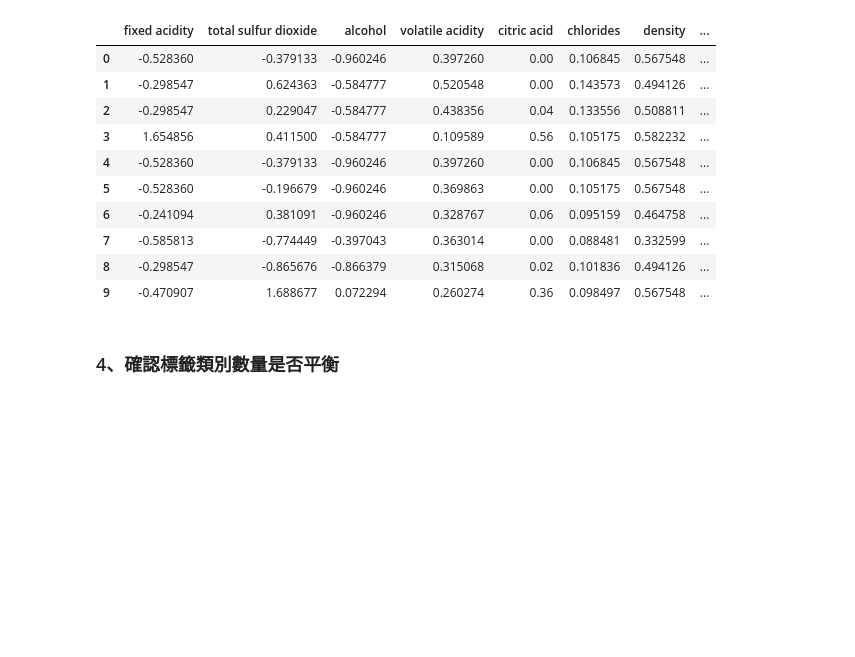
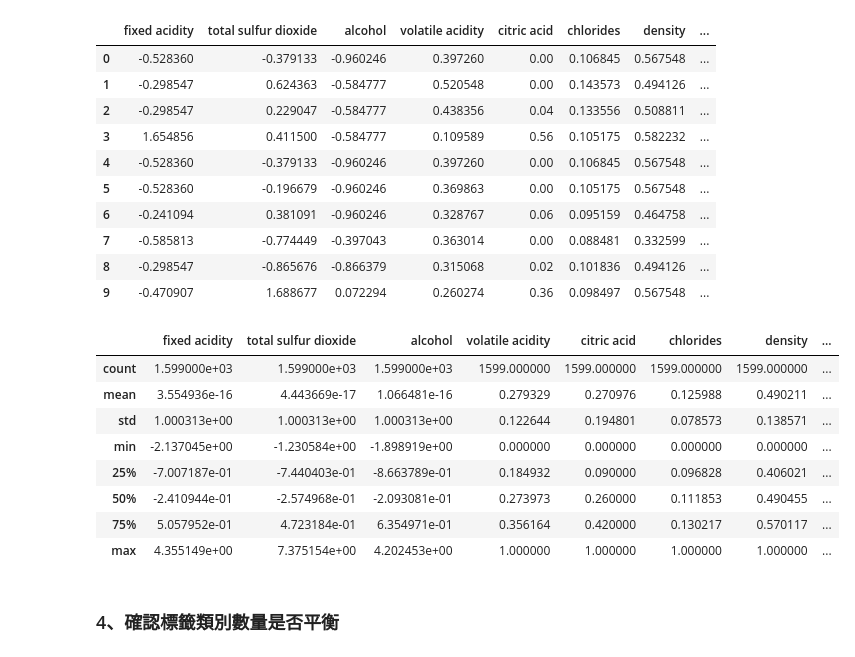
Before and after one commit to jinrumiao/Prediction-of-quality-of-Wine, a Jupyter notebook: 專題實作_02：紅酒品質預測.ipynb, the cells around one changed output. Saved outputs shown, nothing was run; the diff lists cells and outputs as text; code cells hidden in the pictures; blank space fills up the shorter version.

```diff
--- a/專題實作_02：紅酒品質預測.ipynb
+++ b/專題實作_02：紅酒品質預測.ipynb
@@ -291,6 +293,18 @@ df_train.head(10)
 | 7 | -0.585813 | -0.774449 | -0.397043 | 0.363014 | 0.00 | 0.088481 | 0.332599 | ... |
 | 8 | -0.298547 | -0.865676 | -0.866379 | 0.315068 | 0.02 | 0.101836 | 0.494126 | ... |
 | 9 | -0.470907 | 1.688677 | 0.072294 | 0.260274 | 0.36 | 0.098497 | 0.567548 | ... |
+# %%
+df_train.describe()
+# %% [output]
+|  | fixed acidity | total sulfur dioxide | alcohol | volatile acidity | citric acid | chlorides | density | ... |
+| count | 1.599000e+03 | 1.599000e+03 | 1.599000e+03 | 1599.000000 | 1599.000000 | 1599.000000 | 1599.000000 | ... |
+| mean | 3.554936e-16 | 4.443669e-17 | 1.066481e-16 | 0.279329 | 0.270976 | 0.125988 | 0.490211 | ... |
+| std | 1.000313e+00 | 1.000313e+00 | 1.000313e+00 | 0.122644 | 0.194801 | 0.078573 | 0.138571 | ... |
+| min | -2.137045e+00 | -1.230584e+00 | -1.898919e+00 | 0.000000 | 0.000000 | 0.000000 | 0.000000 | ... |
+| 25% | -7.007187e-01 | -7.440403e-01 | -8.663789e-01 | 0.184932 | 0.090000 | 0.096828 | 0.406021 | ... |
+| 50% | -2.410944e-01 | -2.574968e-01 | -2.093081e-01 | 0.273973 | 0.260000 | 0.111853 | 0.490455 | ... |
+| 75% | 5.057952e-01 | 4.723184e-01 | 6.354971e-01 | 0.356164 | 0.420000 | 0.130217 | 0.570117 | ... |
+| max | 4.355149e+00 | 7.375154e+00 | 4.202453e+00 | 1.000000 | 1.000000 | 1.000000 | 1.000000 | ... |
 # %% [markdown]
 ### 4、確認標籤類別數量是否平衡
 # %%
```
Also changed, not shown: parts of 23 cells of this notebook.
